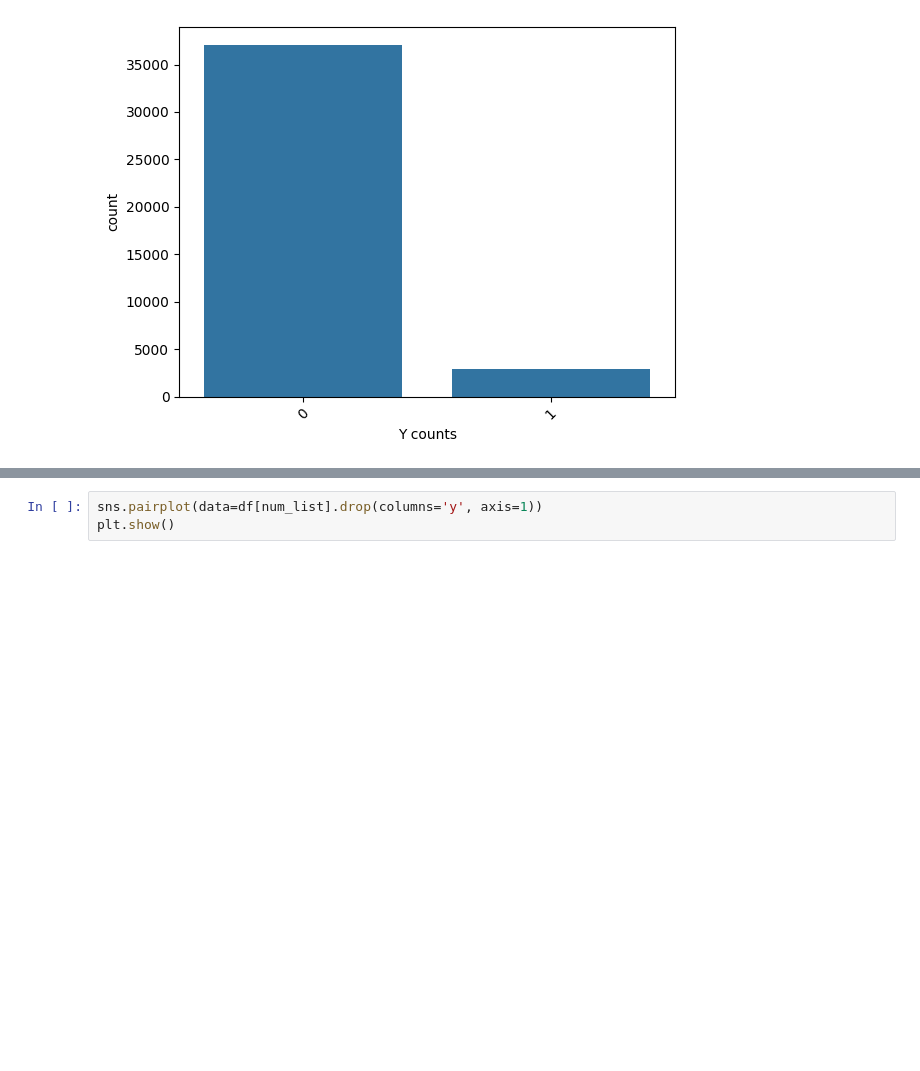
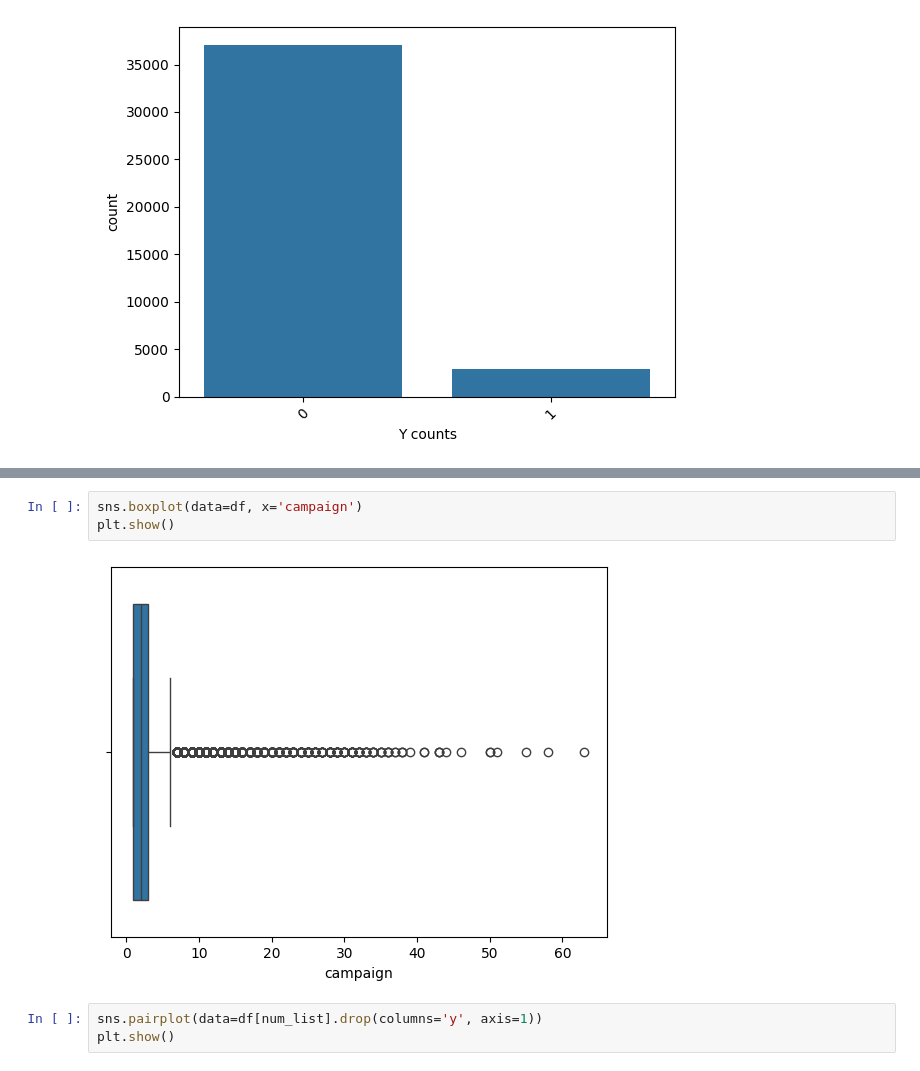
Before and after one commit to SmittyB00p/YeWM9P1Uy7KvrKRS, a Jupyter notebook: eda.ipynb, the cells around one changed output, grey strips where cells are left out. Drawn from its saved outputs; the diff is of its cells as text; blank space fills up the shorter version.

```diff
--- a/eda.ipynb
+++ b/eda.ipynb
@@ -281,3 +359,8 @@ We can see that the target feature that we are trying to predict is heavily skew
+# %%
+sns.boxplot(data=df, x='campaign')
+plt.show()
+# %% [output]
+[figure, added]
 # %%
 sns.pairplot(data=df[num_list].drop(columns='y', axis=1))
 plt.show()
```
Also changed, not shown: parts of 37 cells of this notebook.
